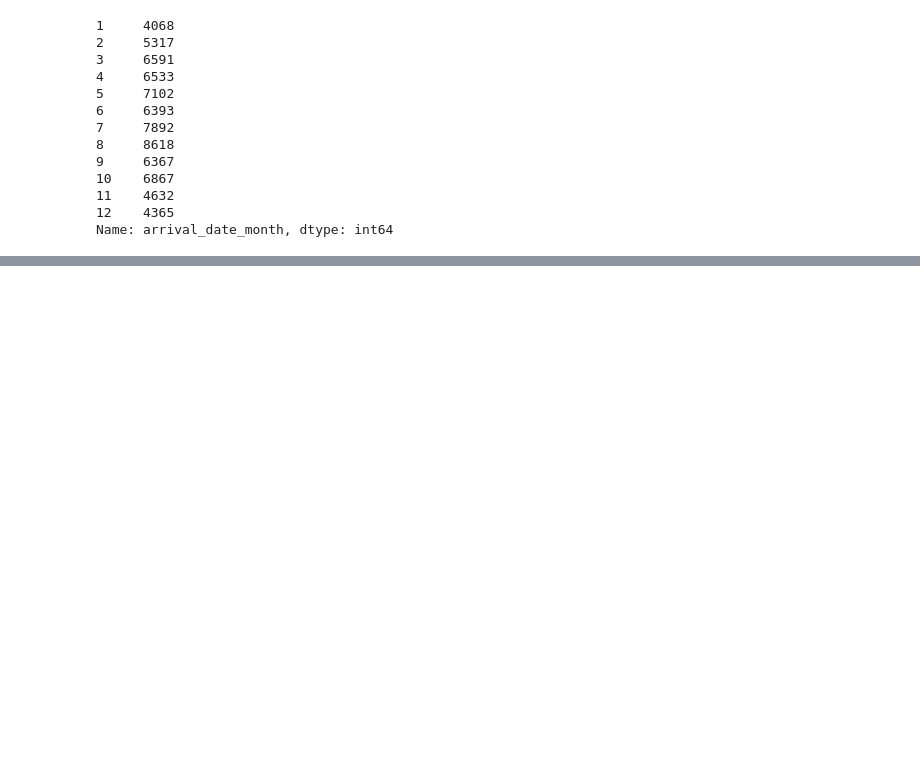
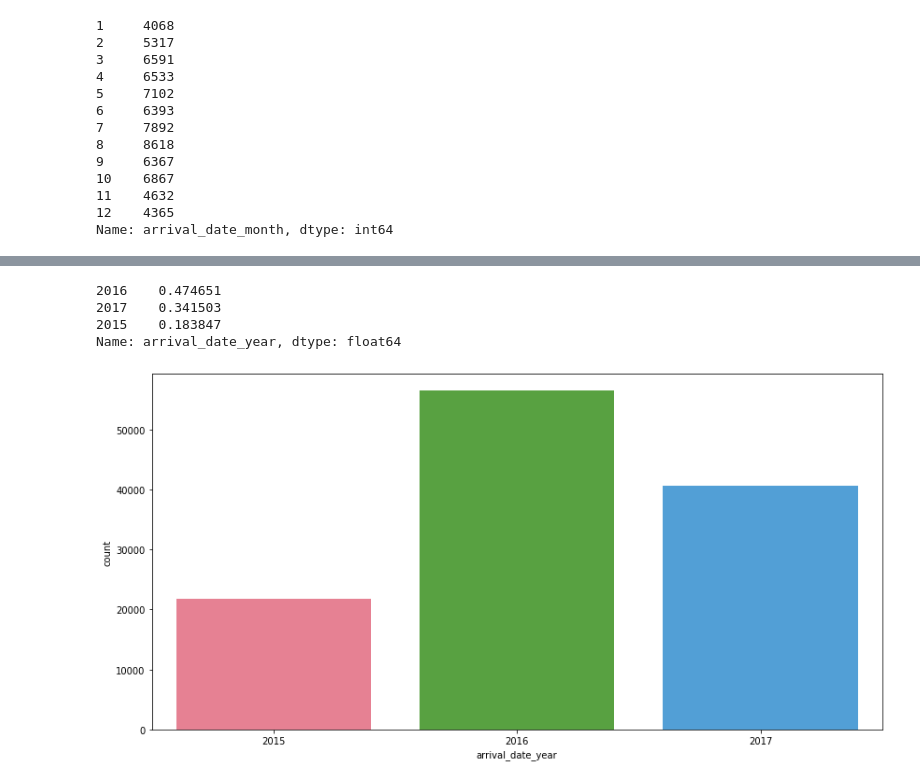
Before and after one commit to irshad9873/Hotel-Bookings, a Jupyter notebook: Hotel_Booking_Analysis_Capstone_Project.ipynb, the cells around one changed output, grey strips where cells are left out. Cells and saved outputs as stored; diff of their text form; code cells hidden in the pictures; blank space fills up the shorter version.

```diff
--- a/Hotel_Booking_Analysis_Capstone_Project.ipynb
+++ b/Hotel_Booking_Analysis_Capstone_Project.ipynb
@@ -281,0 +380,13 @@ Name: arrival_date_month, dtype: int64
+# %%
+df_hotel.arrival_date_year.value_counts(normalize=True)
+# %% [output]
+2016    0.474651
+2017    0.341503
+2015    0.183847
+Name: arrival_date_year, dtype: float64
+# %%
+plt.figure(figsize=(14,7))
+sns.countplot(df_hotel['arrival_date_year'], palette='husl')
+plt.show()
+# %% [output]
+[figure, added]
```
Also changed, not shown: parts of 60 cells of this notebook.
